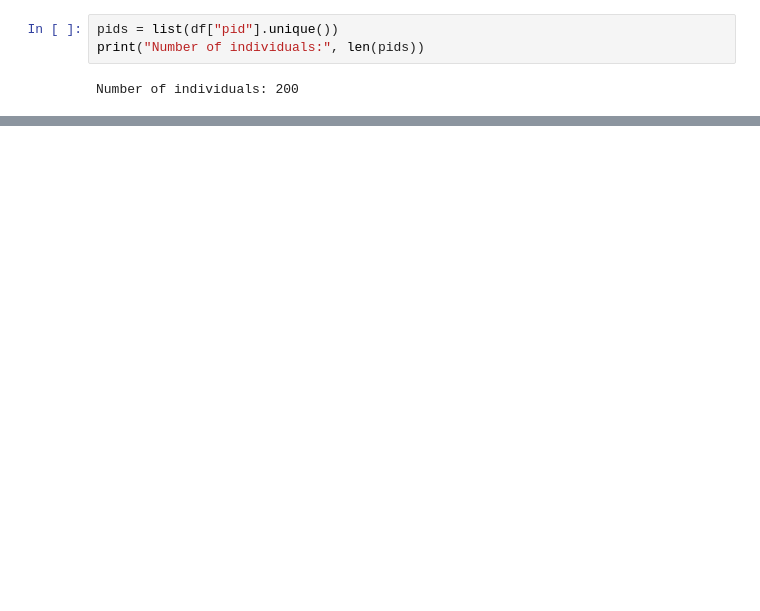
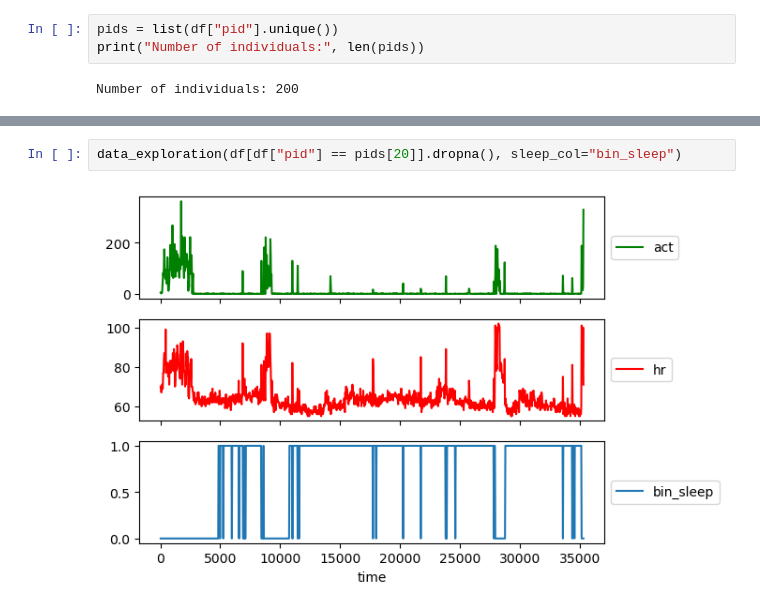
Before and after one commit to joaopalotti/rais_tutorial, a Jupyter notebook: 01_data_exploration.ipynb, the cells around one changed output, grey strips where cells are left out. Drawn from its saved outputs; the diff is of its cells as text; blank space fills up the shorter version.

```diff
--- a/01_data_exploration.ipynb
+++ b/01_data_exploration.ipynb
@@ -79,0 +86,4 @@ data_exploration(df[df["pid"] == pids[10]].dropna())
+# %%
+data_exploration(df[df["pid"] == pids[20]].dropna(), sleep_col="bin_sleep")
+# %% [output]
+[figure, added]
```
Also changed, not shown: parts of 9 cells of this notebook, 2 other files.
